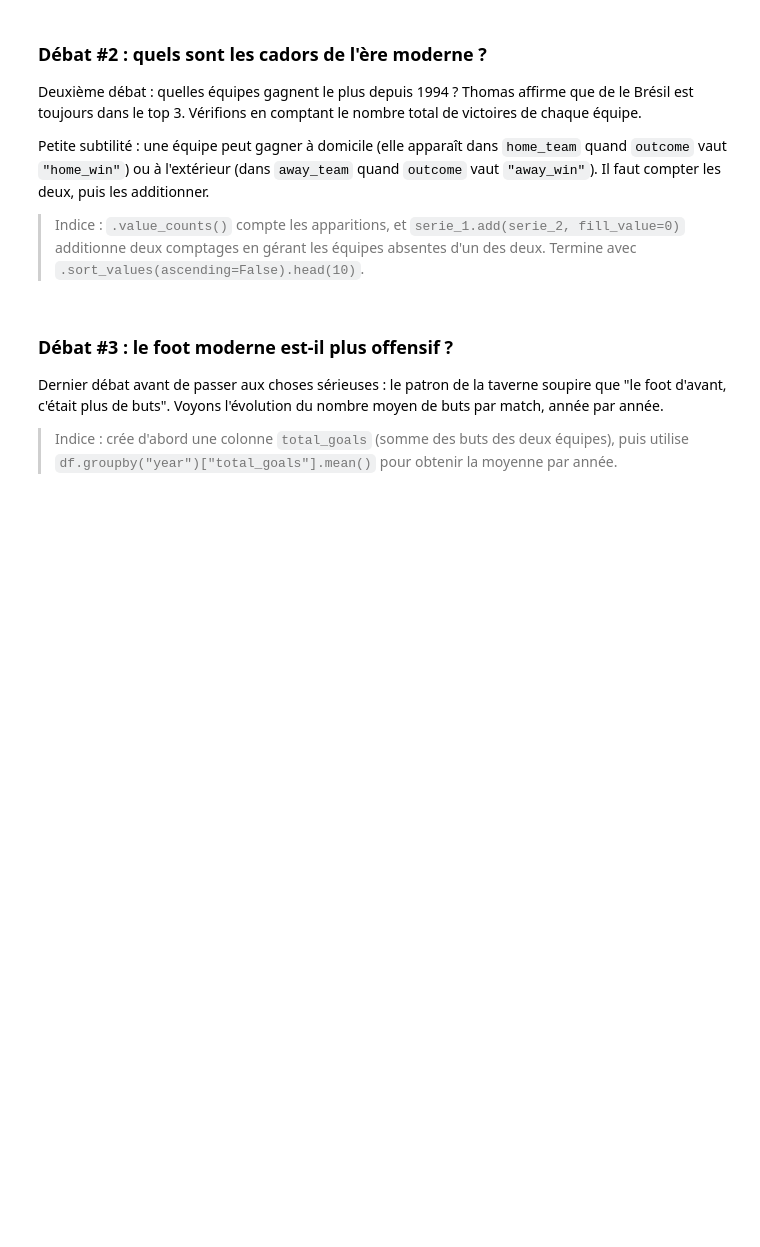
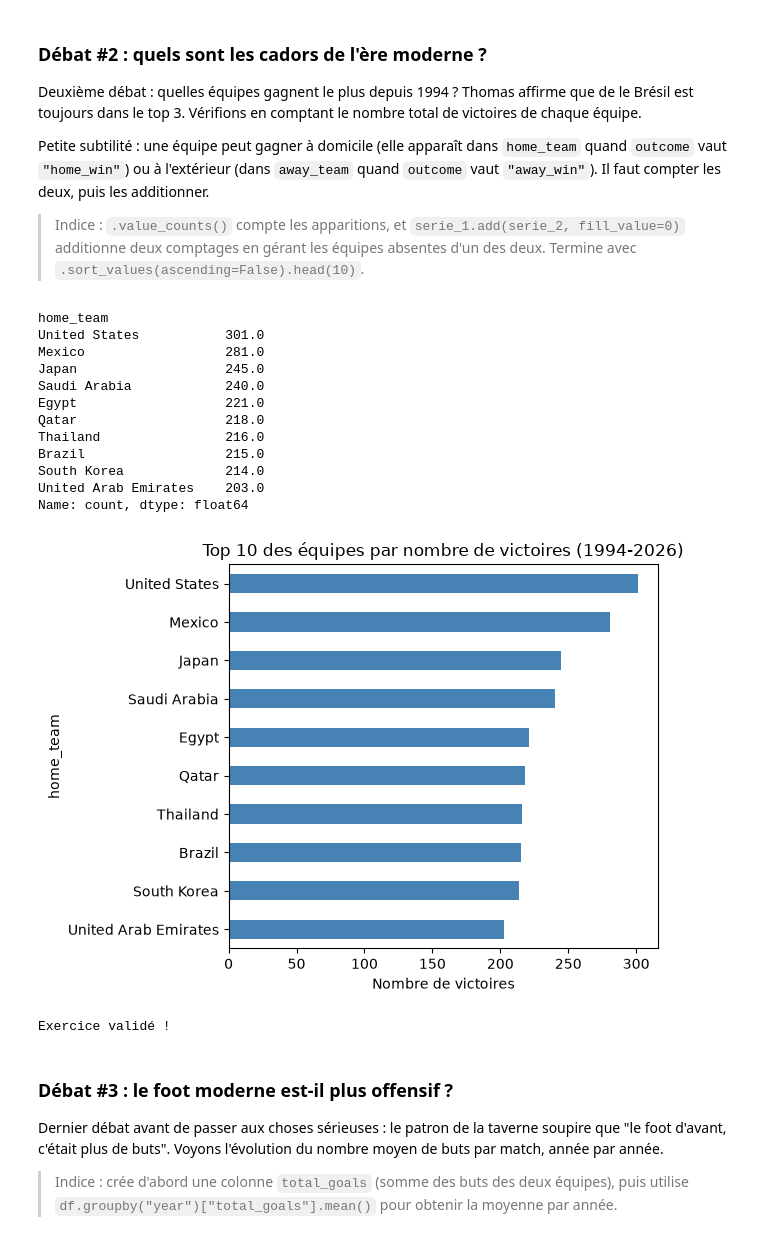
Before and after one commit to MachineLearnia/Cahier-Vacances-2026, a Jupyter notebook: Projet_02/projet_02.ipynb, the cells around one changed output. Drawn from its saved outputs; the diff is of its cells as text; code cells hidden in the pictures; blank space fills up the shorter version.

```diff
--- a/Projet_02/projet_02.ipynb
+++ b/Projet_02/projet_02.ipynb
@@ -193,22 +210,38 @@ Petite subtilité : une équipe peut gagner à domicile (elle apparaît dans `ho
 
 > Indice : `.value_counts()` compte les apparitions, et `serie_1.add(serie_2, fill_value=0)` additionne deux comptages en gérant les équipes absentes d'un des deux. Termine avec `.sort_values(ascending=False).head(10)`.
 # %%
-### START CODE HERE ###
 
-### END CODE HERE ###
+serie_1 = df[df['outcome'] == 'home_win']['home_team'].value_counts()
+serie_2 = df[df['outcome'] == 'away_win']['home_team'].value_counts()
+top_10_teams =serie_1.add(serie_2, fill_value=0).sort_values(ascending=False).head(10)
 
 display(top_10_teams)
 
 top_10_teams.sort_values().plot(kind="barh", color="steelblue")
 plt.title("Top 10 des équipes par nombre de victoires (1994-2026)")
 plt.xlabel("Nombre de victoires")
 plt.tight_layout()
 plt.show()
 
 assert len(top_10_teams) == 10, f"Il faut exactement 10 équipes, tu en as {len(top_10_teams)}"
 assert "Brazil" in top_10_teams.index, "Le Brésil devrait être dans le top 10, vérifie tes comptages"
 assert top_10_teams.is_monotonic_decreasing, "Trie du plus grand au plus petit nombre de victoires"
 print("Exercice validé !")
+# %% [output]
+home_team
+United States           301.0
+Mexico                  281.0
+Japan                   245.0
+Saudi Arabia            240.0
+Egypt                   221.0
+Qatar                   218.0
+Thailand                216.0
+Brazil                  215.0
+South Korea             214.0
+United Arab Emirates    203.0
+Name: count, dtype: float64
+[figure, added]
+Exercice validé !
 # %% [markdown]
 ### Débat #3 : le foot moderne est-il plus offensif ?
 
```
Also changed, not shown: parts of 15 cells of this notebook, 2 other files.
